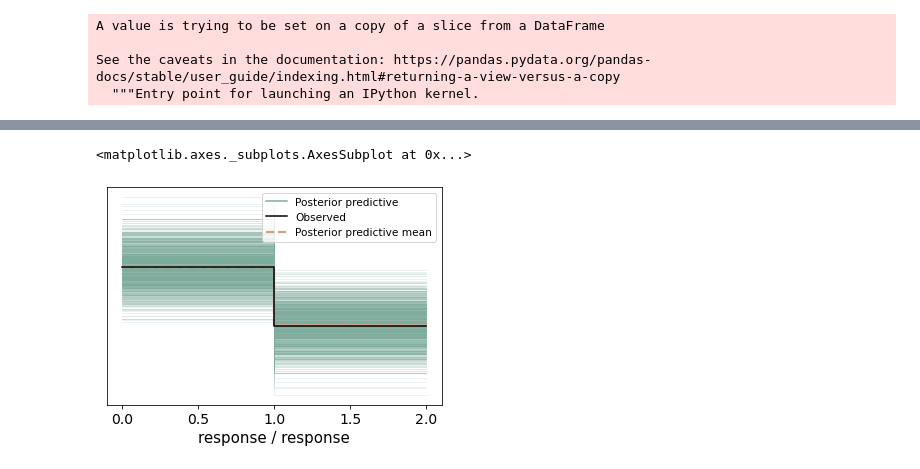
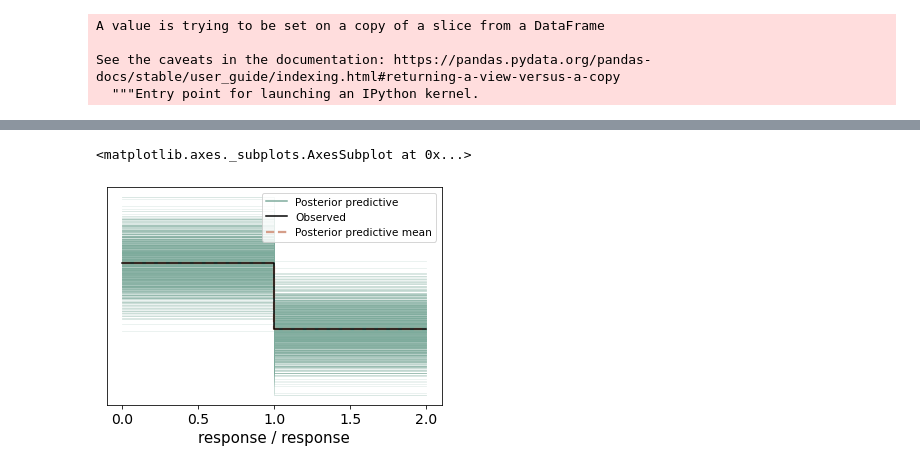
Before and after one commit to 104H/dyadicdecisionmaking, a Jupyter notebook: dataanalysis/analysis.ipynb, the cells around one changed output, grey strips where cells are left out. Cells and saved outputs as stored; diff of their text form; code cells hidden in the pictures.

```diff
--- a/dataanalysis/analysis.ipynb
+++ b/dataanalysis/analysis.ipynb
@@ -488,6 +574,7 @@ model_data['l1_rt'] = model_data['rt'].shift(1)
 model_data.loc[model_data['response']==-1,'response'] = 'left'
 model_data.loc[model_data['response']==1,'response'] = 'right'
 model_data['l1_subject'] = np.select([(model_data['l1_subject'] == model_data['subj_idx']),(model_data['l1_subject'] != model_data['subj_idx'])],[1,-1])
+model_data['l1_correct'] = np.select([(model_data['l1_stim'] == model_data['l1_resp']),(model_data['l1_stim'] != model_data['l1_resp'])],[1,-1])
 # %% [output]
 A value is trying to be set on a copy of a slice from a DataFrame.
 Try using .loc[row_indexer,col_indexer] = value instead
@@ -507,5 +598,11 @@ See the caveats in the documentation: https://pandas.pydata.org/pandas-docs/stab
 # %%
+model_data.loc[:,'rt_type'] = model_data.loc[:,'l1_rt']
+model_data.loc[:,'rt_cat'] = model_data.loc[:,'l1_rt']
 for s in subjects:
   tmpdf = model_data.loc[model_data['subj_idx']==s,'l1_rt']
   model_data.loc[model_data['subj_idx']==s,'l1_rt'] = robust_z_score(tmpdf)
+  tmpdf = model_data.loc[model_data['subj_idx']==s,'rt_type']
+  model_data.loc[model_data['subj_idx']==s,'rt_type'] = fast_slow_coding(tmpdf)
+  tmpdf = model_data.loc[model_data['subj_idx']==s,'rt_cat']
+  model_data.loc[model_data['subj_idx']==s,'rt_cat'] = fast_slow_coding_cat(tmpdf)
 # %% [output]
@@ -596,0 +726,2 @@ az.summary(results)
+# %%
+model2 = bambi.Model("response['right'] ~ direction + rt_type + l1_stim + l1_resp + l1_subject + l1_resp:rt_type + l1_resp:l1_subject + l1_stim:rt_type + l1_stim:l1_subject + l1_subject:rt_type", model_data, family='bernoulli')
@@ -596,0 +748,2 @@ az.summary(results)
+# %%
+result2 = model2.fit(draws=5000,chains=2)
@@ -597,6 +766,6 @@ az.summary(results)
 # %%
-posterior_predictive = model.predict(results, kind="pps", draws=500)
-az.plot_ppc(results)
+post_pred2 = model2.predict(result2, kind="pps", draws=500)
+az.plot_ppc(result2)
 # %% [output]
 <matplotlib.axes._subplots.AxesSubplot at 0x...>
-[figure, old version]
+[figure, new version]
```
Also changed, not shown: parts of 57 cells of this notebook.
